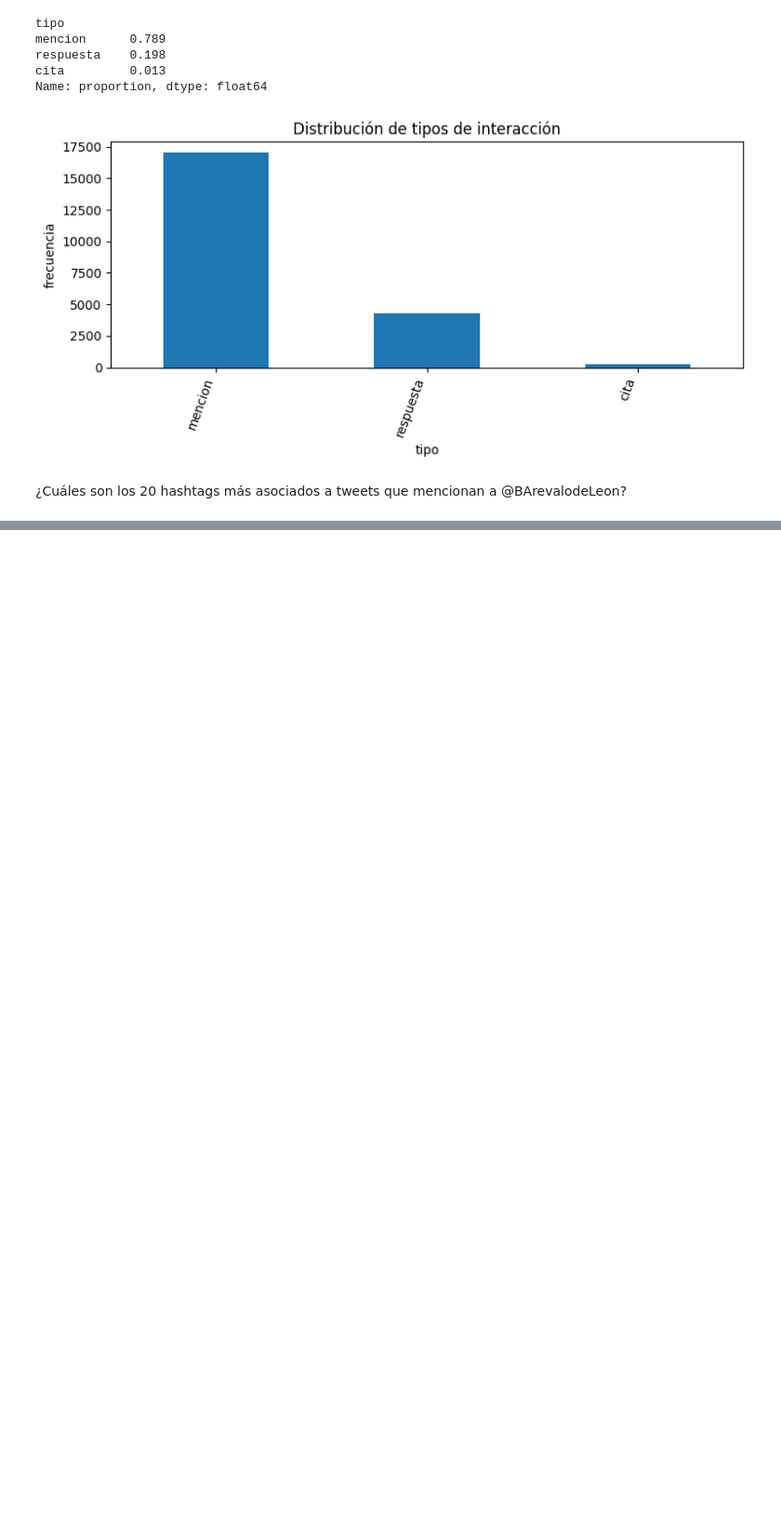
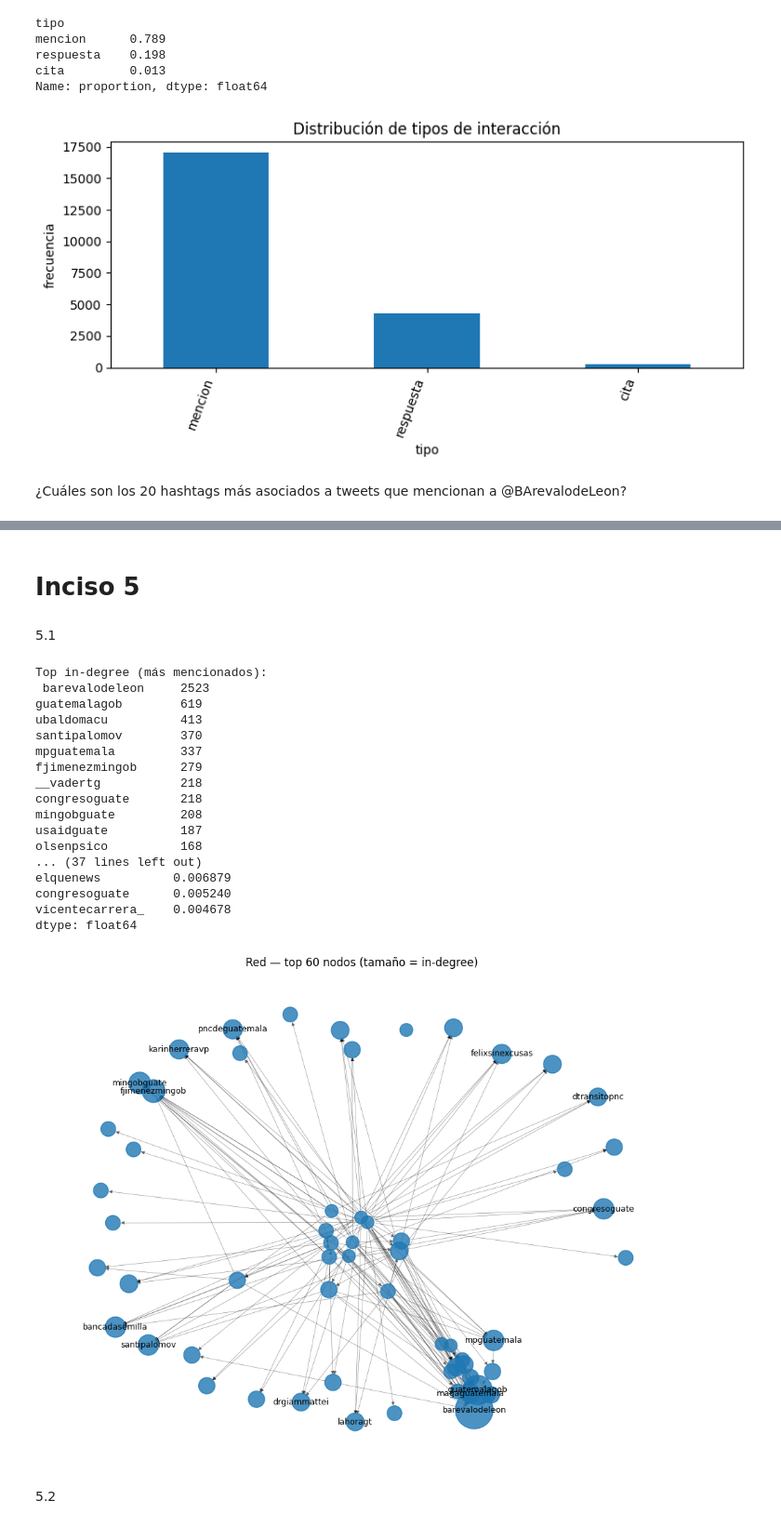
Before and after one commit to michellemej22596/Laboratorio-6-Analisis-de-redes-sociales, a Jupyter notebook: Lab6.ipynb, the cells around one changed output, grey strips where cells are left out. Shown at 93% size. Cells and saved outputs as stored; diff of their text form; code cells hidden in the pictures; blank space fills up the shorter version.

Commit message:
inciso 5 y arreglar lo de los hashtags

```diff
--- a/Lab6.ipynb
+++ b/Lab6.ipynb
@@ -233,17 +226,11 @@ def extraer_campos_tweet(t: dict) -> dict:
         "origen_json": t  # opcional: referencia al original por si hace falta
     }
 # %%
-# 5) Limpieza de duplicados y normalización (inciso 3.3)
+# Limpieza de duplicados y normalización (inciso 3.3)
 def limpiar_y_normalizar(df_tweets: pd.DataFrame) -> pd.DataFrame:
-    """
-    - Elimina duplicados por id_tweet
-    - Normaliza autor y listas de menciones
-    - Asegura tipos básicos
-    """
     df = df_tweets.copy()
     df = df.drop_duplicates(subset=["id_tweet"])
-    # ya normalizamos autor/menciones en extraer_campos_tweet
-    # pero reforzamos por si hubo nulos/espacios
+    # ya normalizamos autor/menciones en extraer_campos_tweet pero reforzamos por si hubo nulos/espacios
     df["autor"] = df["autor"].apply(normalizar_usuario)
     df["menciones"] = df["menciones"].apply(lambda xs: sorted({normalizar_usuario(x) for x in xs if x}))
     # convierte fecha a datetime si es posible
@@ -251,12 +238,8 @@ def limpiar_y_normalizar(df_tweets: pd.DataFrame) -> pd.DataFrame:
     return df
 # %%
 # Estructura de red: aristas dirigidas (inciso 3.4)
-#    tipos: 'mencion', 'respuesta', 'retweet', 'cita'
+#    tipos: mencion, respuesta, retweet, cita
 def crear_aristas_desde_tweets(df: pd.DataFrame) -> pd.DataFrame:
-    """
-    Construye un DataFrame de aristas dirigidas:
-    columnas: origen, destino, tipo, tweet_id, fecha
-    """
     filas = []
     for _, r in df.iterrows():
         autor = r["autor"]
@@ -284,14 +267,10 @@ def crear_aristas_desde_tweets(df: pd.DataFrame) -> pd.DataFrame:
         aristas = aristas.drop_duplicates()
     return aristas
 # %%
-# Pipeline práctico para el inciso 3 (usa tu archivo .txt)
+# Pipeline práctico para el inciso 3
+#   devuelve: df_tweets (campos planos + texto_limpio), df_aristas (origen, destino, tipo, tweet_id, fecha)
 def preparar_datos_para_red(ruta_txt: str | Path) -> tuple[pd.DataFrame, pd.DataFrame]:
-    """
-    Carga el .txt de tweets, limpia/preprocesa (3.1–3.3)
-    y devuelve:
-      - df_tweets (campos planos + texto_limpio)
-      - df_aristas (origen, destino, tipo, tweet_id, fecha)
-    """
+
     tweets_raw = cargar_tweets_jsonl(ruta_txt)
     registros = [extraer_campos_tweet(t) for t in tweets_raw]
     df_tweets = pd.DataFrame(registros)
@@ -475,0 +500,4 @@ TypeError: "value" parameter must be a scalar or dict, but you passed a "list"
+# %% [markdown]
+# Inciso 5
+# %% [markdown]
+5.1
@@ -475,0 +558,34 @@ TypeError: "value" parameter must be a scalar or dict, but you passed a "list"
+# %%
+# Construir el grafo con todas las interacciones
+G = construir_grafo_dirigido(df_aristas)
+
+# Rankings para identificar nodos más conectados/poder
+ranks = rankings_basicos(G, k=15)
+print("Top in-degree (más mencionados):\n", ranks['in_degree'])
+print("\nTop out-degree (más activos):\n", ranks['out_degree'])
+print("\nTop PageRank (influencia):\n", ranks['pagerank'])
+
+# Visualización (mejor con un subgrafo de los más conectados)
+Gtop = subgrafo_top(G, top_n=60)
+dibujar_red(Gtop, k_labels=15, titulo="Red — top 60 nodos (tamaño = in-degree)")
+# %% [output]
+Top in-degree (más mencionados):
+ barevalodeleon     2523
+guatemalagob        619
+ubaldomacu          413
+santipalomov        370
+mpguatemala         337
+fjimenezmingob      279
+__vadertg           218
+congresoguate       218
+mingobguate         208
+usaidguate          187
+olsenpsico          168
+... (37 lines left out)
+elquenews          0.006879
+congresoguate      0.005240
+vicentecarrera_    0.004678
+dtype: float64
+[figure, added]
+# %% [markdown]
+5.2
```
Also changed, not shown: parts of 9 cells of this notebook, 1 other file.
